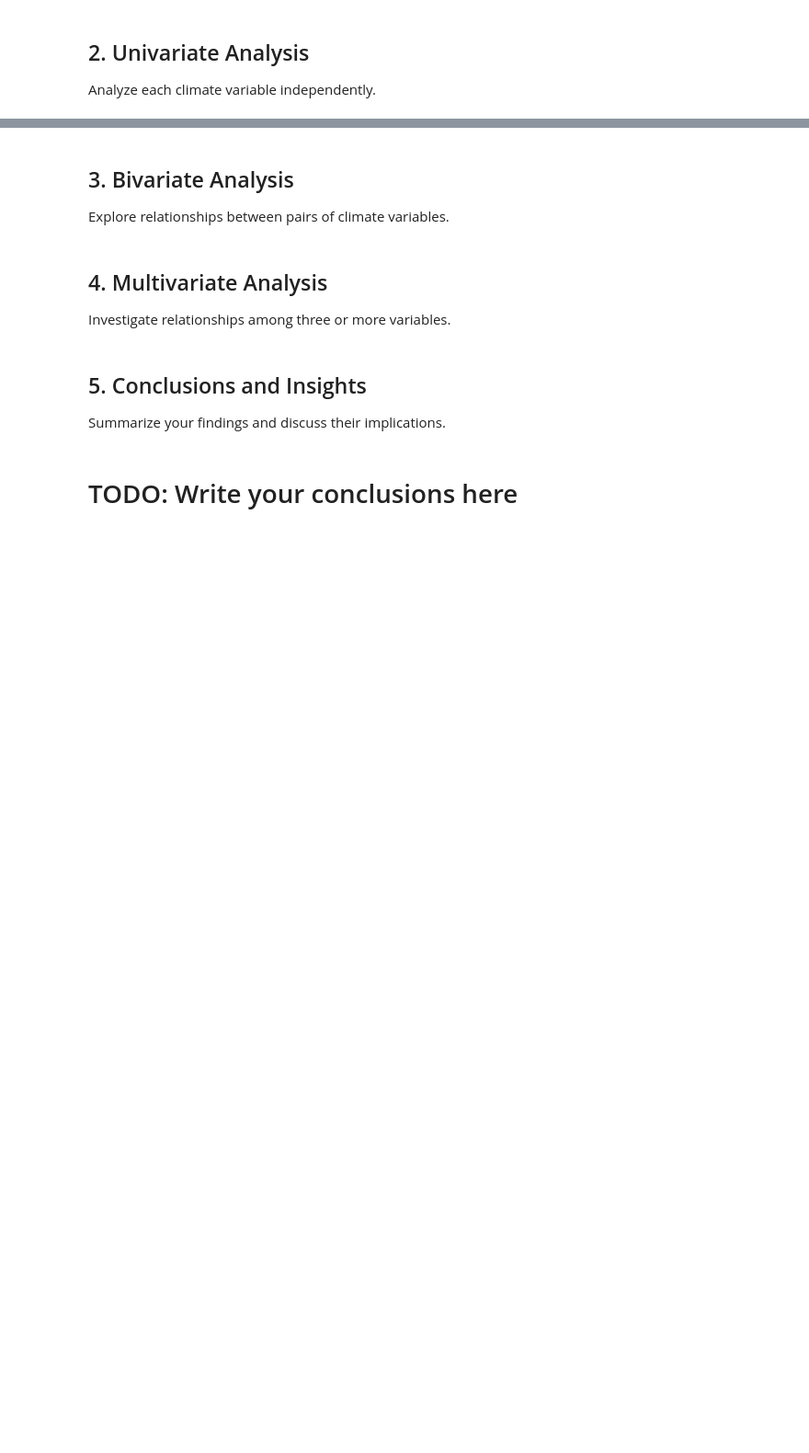
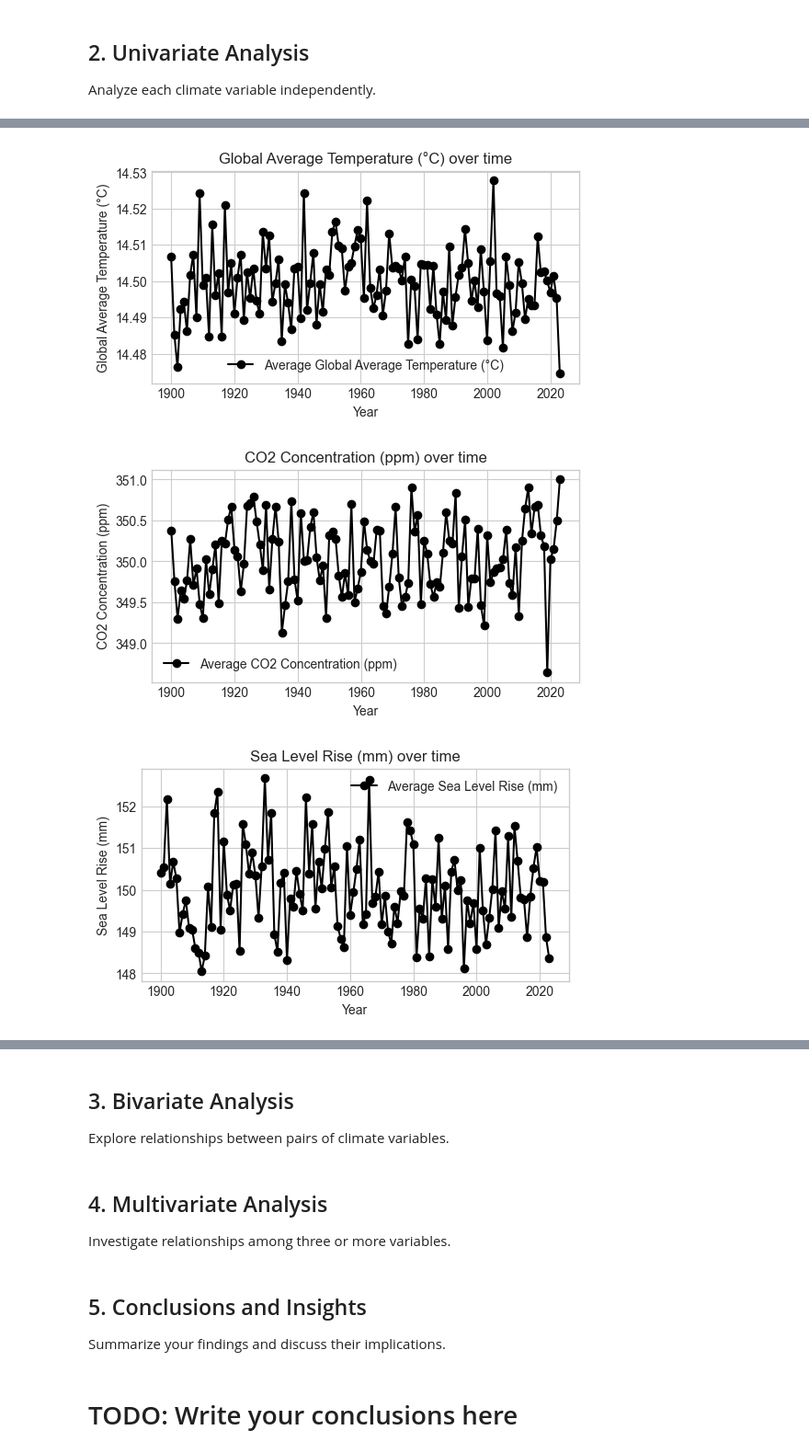
Before and after one commit to Omdena-NIC-Nepal/complete-eda-assignment-group-a-projecthub, a Jupyter notebook: starter-notebook.ipynb, the cells around one changed output, grey strips where cells are left out. Shown: that part at 92% size. Cells and saved outputs as stored; diff of their text form; code cells hidden in the pictures; blank space fills up the shorter version.

```diff
--- a/starter-notebook.ipynb
+++ b/starter-notebook.ipynb
@@ -64,0 +150,14 @@ Analyze each climate variable independently.
+# %%
+# time series plot
+for column in column_names:
+    plt.figure(figsize=(6, 3))
+    plt.plot(df_new["Year"], df_new[column], marker='o', linestyle='-',color='black', label=f"Average {column}")
+    plt.xlabel("Year")
+    plt.ylabel(column)
+    plt.title(f"{column} over time")
+    plt.legend()
+    plt.show()
+# %% [output]
+[figure, added]
+[figure, added]
+[figure, added]
```
Also changed, not shown: parts of 6 cells of this notebook.
